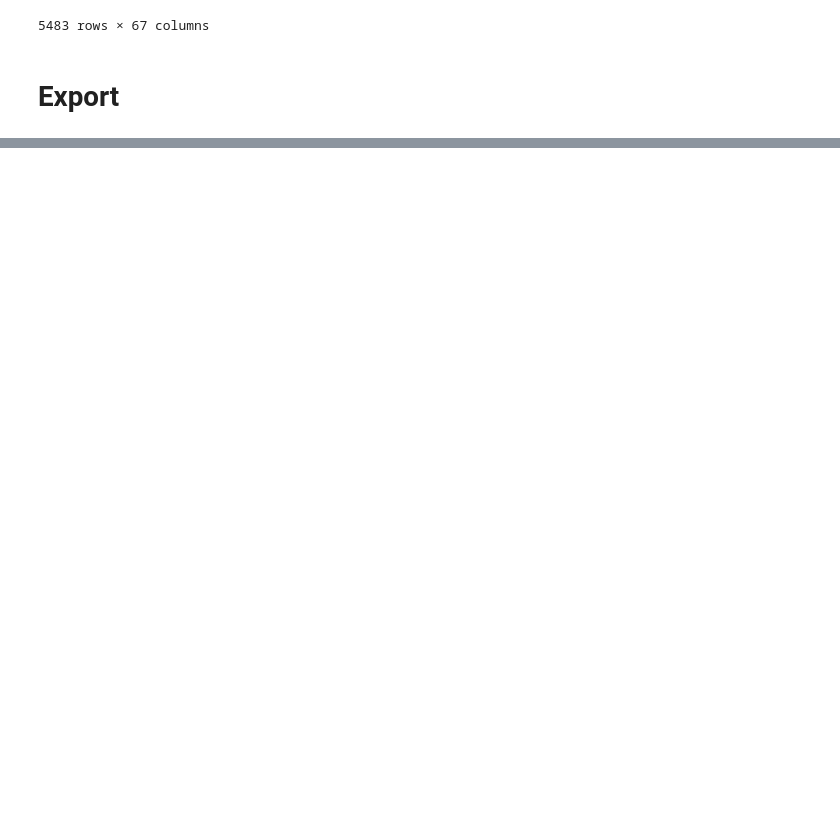
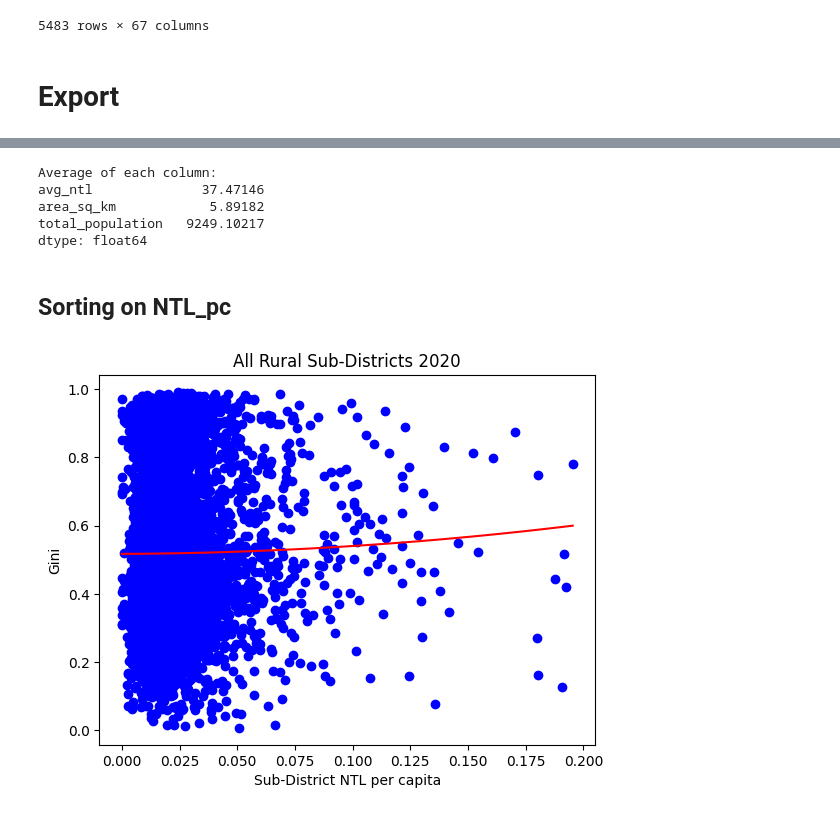
Before and after one commit to SaiSiddhardhaKalla/Master_Thesis, a Jupyter notebook: 09_Panel_Clean.ipynb, the cells around one changed output, grey strips where cells are left out. Drawn from its saved outputs; the diff is of its cells as text; code cells hidden in the pictures; blank space fills up the shorter version.

```diff
--- a/09_Panel_Clean.ipynb
+++ b/09_Panel_Clean.ipynb
@@ -1307,0 +1417,16 @@ panel_cat_old.to_csv('/Users/sid/Desktop/2020catdata_old2.csv',index=False)
+# %%
+# Calculate the mean of each column and store it in a new Series
+averages = mer_all_sub[['avg_ntl',
+                          'area_sq_km',
+                          'total_population',
+               ]].mean()
+
+# Print the averages
+print("Average of each column:")
+print(averages)
+# %% [output]
+Average of each column:
+avg_ntl              37.47146
+area_sq_km            5.89182
+total_population   9249.10217
+dtype: float64
@@ -1307,0 +1441,7 @@ panel_cat_old.to_csv('/Users/sid/Desktop/2020catdata_old2.csv',index=False)
+# %% [markdown]
+## Sorting on NTL_pc
+# %%
+sub_sorted = mer_all_sub.sort_values(by=['State','District', 'Subdistrict','ntl_pc'])
+sub_sorted['Index'] = sub_sorted.groupby(['State','District','Subdistrict']).cumcount() + 1
+# Creating a new column 'Max_Len' containing the maximum value of 'Index' within each district
+sub_sorted['Max_Len'] = sub_sorted.groupby(['State','District','Subdistrict'])['Index'].transform('max')
@@ -1307,0 +1473,29 @@ panel_cat_old.to_csv('/Users/sid/Desktop/2020catdata_old2.csv',index=False)
+# %%
+ale = ale2.copy()
+ale = ale[ale['alesina'] > 0]
+ale = ale[ale['subdist_ntl_pc'] <= 0.2]
+
+# ale = ale[ale['num']>10]
+
+# Create a scatterplot
+plt.scatter(ale['subdist_ntl_pc'], ale['alesina'], label='Alesina Gini', color='blue', marker='o')
+# Add labels and title
+plt.xlabel("Sub-District NTL per capita")
+plt.ylabel("Gini")
+plt.title("All Rural Sub-Districts 2020")
+# Fit a polynomial best fit line (e.g., a quadratic curve)
+coefficients = np.polyfit(ale['subdist_ntl_pc'], ale['alesina'], 2)  # Adjust the degree as needed
+polynomial = np.poly1d(coefficients)
+x_range = np.linspace(min(ale['subdist_ntl_pc']), max(ale['subdist_ntl_pc']), 100)
+y_fit = polynomial(x_range)
+# Plot the polynomial best fit line
+plt.plot(x_range, y_fit, color='red')
+# plt.xlim(0,0.105)
+# plt.ylim(-0.05,1.05)
+
+# Add a legend
+# plt.legend()
+# Display the plot
+plt.show()
+# %% [output]
+[figure, added]
```
Also changed, not shown: parts of 12 cells of this notebook, 2 other files.
